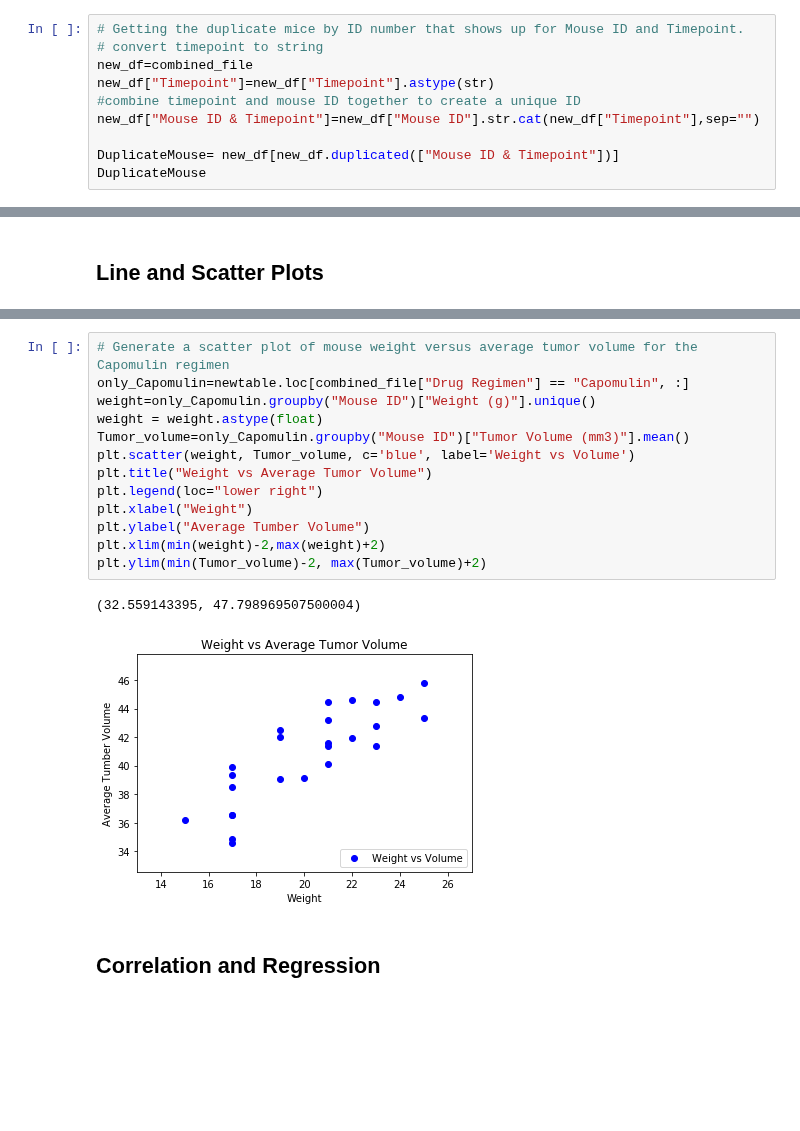
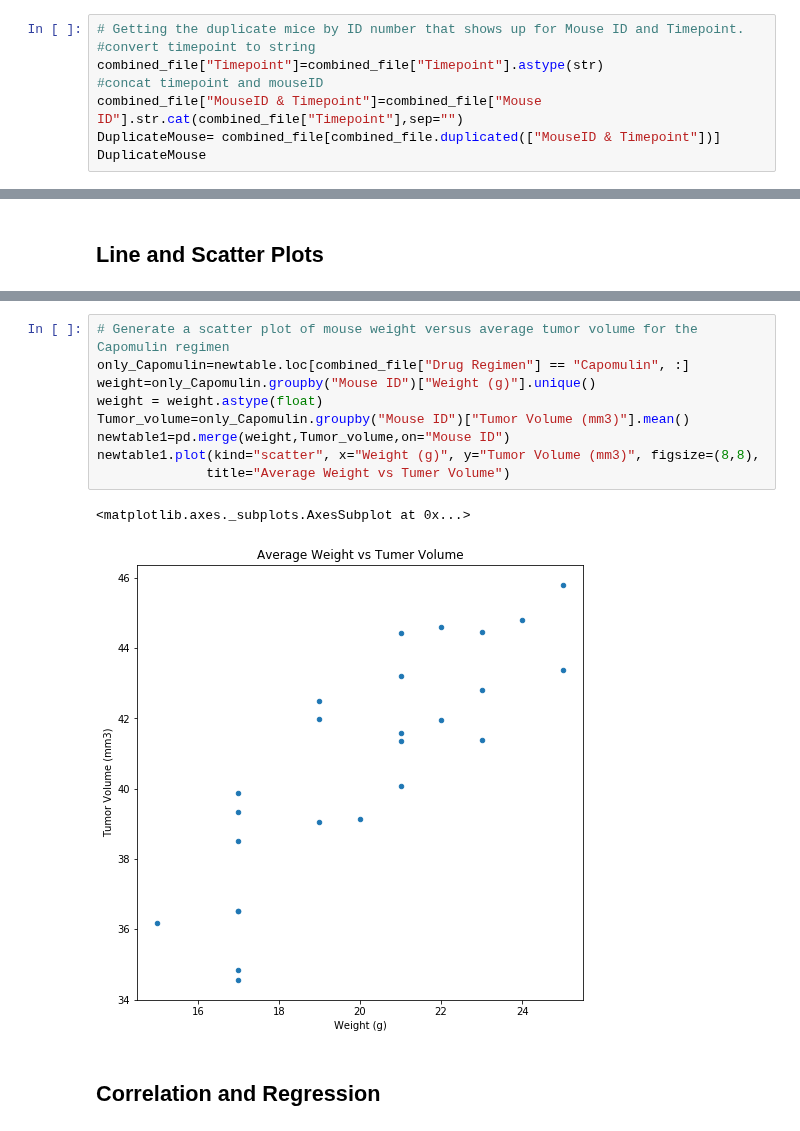
Before and after one commit to olivesun1213/Matplotlib, a Jupyter notebook: Unit 05 - Matplotlib_Homework_Instructions_Pymaceuticals_pymaceuticals_starter.ipynb, the cells around one changed output, grey strips where cells are left out. Cells and saved outputs as stored; diff of their text form; blank space fills up the shorter version.

```diff
--- a/Unit 05 - Matplotlib_Homework_Instructions_Pymaceuticals_pymaceuticals_starter.ipynb
+++ b/Unit 05 - Matplotlib_Homework_Instructions_Pymaceuticals_pymaceuticals_starter.ipynb
@@ -32,13 +32,11 @@ Number_of_Mice
 249
 # %%
 # Getting the duplicate mice by ID number that shows up for Mouse ID and Timepoint.
-# convert timepoint to string
-new_df=combined_file
-new_df["Timepoint"]=new_df["Timepoint"].astype(str)
-#combine timepoint and mouse ID together to create a unique ID
-new_df["Mouse ID & Timepoint"]=new_df["Mouse ID"].str.cat(new_df["Timepoint"],sep="")
-
-DuplicateMouse= new_df[new_df.duplicated(["Mouse ID & Timepoint"])]
+#convert timepoint to string
+combined_file["Timepoint"]=combined_file["Timepoint"].astype(str)
+#concat timepoint and mouseID
+combined_file["MouseID & Timepoint"]=combined_file["Mouse ID"].str.cat(combined_file["Timepoint"],sep="")
+DuplicateMouse= combined_file[combined_file.duplicated(["MouseID & Timepoint"])]
 DuplicateMouse
 # %% [output]
 |  | Mouse ID | Drug Regimen | Sex | Age_months | Weight (g) | Timepoint | Tumor Volume (mm3) | ... |
@@ -341,19 +337,15 @@ plt.show()
 # %%
 # Generate a scatter plot of mouse weight versus average tumor volume for the Capomulin regimen
 only_Capomulin=newtable.loc[combined_file["Drug Regimen"] == "Capomulin", :]
 weight=only_Capomulin.groupby("Mouse ID")["Weight (g)"].unique()
 weight = weight.astype(float)
 Tumor_volume=only_Capomulin.groupby("Mouse ID")["Tumor Volume (mm3)"].mean()
-plt.scatter(weight, Tumor_volume, c='blue', label='Weight vs Volume')
-plt.title("Weight vs Average Tumor Volume")
-plt.legend(loc="lower right")
-plt.xlabel("Weight")
-plt.ylabel("Average Tumber Volume")
-plt.xlim(min(weight)-2,max(weight)+2)
-plt.ylim(min(Tumor_volume)-2, max(Tumor_volume)+2)
+newtable1=pd.merge(weight,Tumor_volume,on="Mouse ID")
+newtable1.plot(kind="scatter", x="Weight (g)", y="Tumor Volume (mm3)", figsize=(8,8),
+              title="Average Weight vs Tumer Volume")
 # %% [output]
-(32.559143395, 47.798969507500004)
+<matplotlib.axes._subplots.AxesSubplot at 0x...>
-[figure, old version]
+[figure, new version]
 # %% [markdown]
 ## Correlation and Regression
 # %%
```
Also changed, not shown: parts of 6 cells of this notebook.
